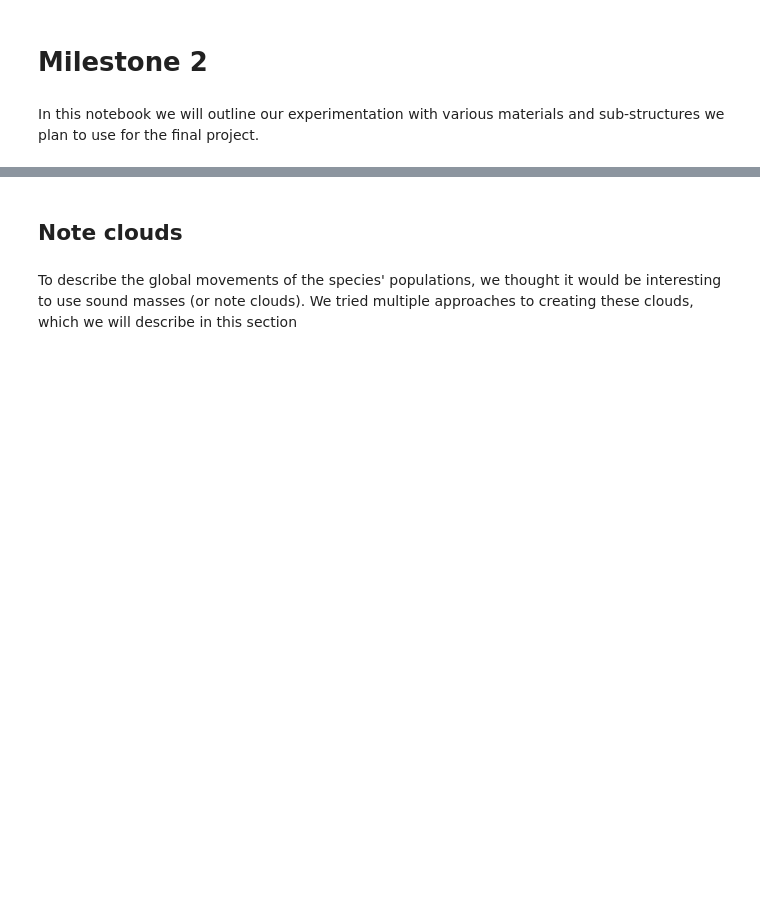
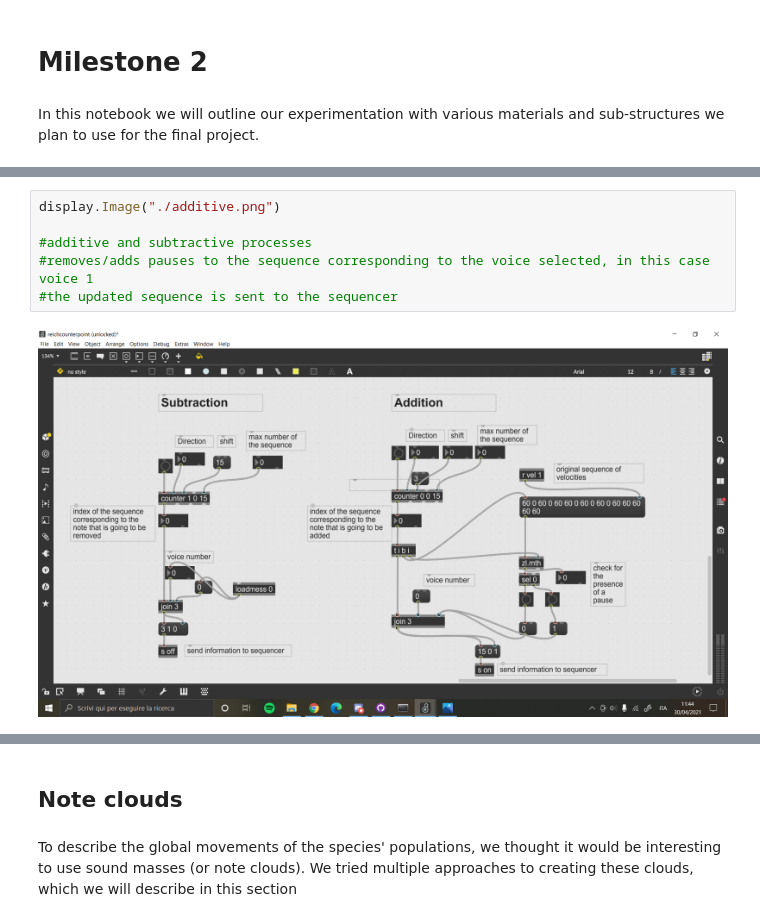
Before and after one commit to MattDupraz/Algorithmic-Composition, a Jupyter notebook: 12_milestone_2/milestone_2.ipynb, the cells around one changed output, grey strips where cells are left out. Saved outputs shown, nothing was run; the diff lists cells and outputs as text; blank space fills up the shorter version.

```diff
--- a/12_milestone_2/milestone_2.ipynb
+++ b/12_milestone_2/milestone_2.ipynb
@@ -16,0 +37,8 @@ In this notebook we will outline our experimentation with various materials and
+# %%
+display.Image("./additive.png")
+
+#additive and subtractive processes
+#removes/adds pauses to the sequence corresponding to the voice selected, in this case voice 1
+#the updated sequence is sent to the sequencer
+# %% [output]
+[figure, added]
```
Also changed, not shown: parts of 11 cells of this notebook, 1 other file.
